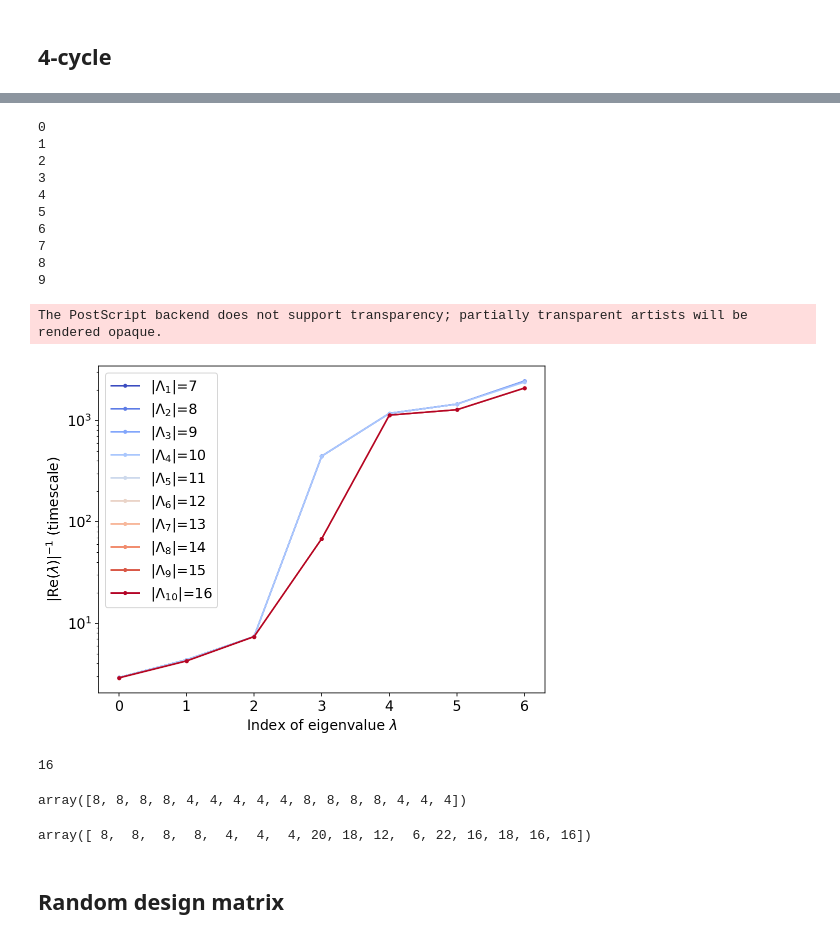
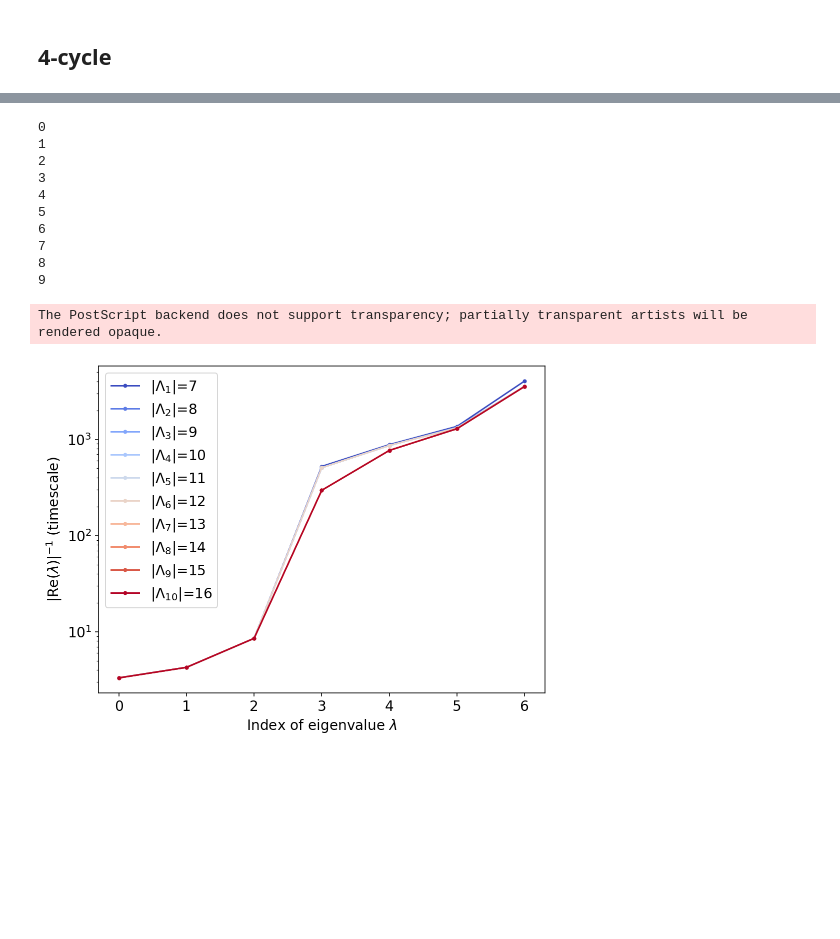
Before and after one commit to oskarhenriksson/estimating-birch-points-with-networks, a Jupyter notebook: experiments.ipynb, the cells around one changed output, grey strips where cells are left out. Saved outputs shown, nothing was run; the diff lists cells and outputs as text; code cells hidden in the pictures; blank space fills up the shorter version.

```diff
--- a/experiments.ipynb
+++ b/experiments.ipynb
@@ -63,9 +92,4 @@ np.savetxt('A.txt', A, delimiter=',', fmt='%d')
 # %%
 # Markov basis (sorted so that the first columns form a full-rank matrix)
-Lambda_mb = independence_model_markov_basis(a, b)
-Q, R, pivot_columns = scipy.linalg.qr(Lambda_mb, mode='economic', pivoting=True)
-Lambda_mb = Lambda_mb[:, pivot_columns]
-
-u = np.random.randint(10, 50, size=(1, Lambda_mb.shape[0]))
-np.savetxt('u.txt', u, delimiter=',', fmt='%.5f')
+Lambda_mb = reorder_to_full_rank_block_first(independence_model_markov_basis(a, b))
 # %%
@@ -199,10 +227,12 @@ Lambda_mb = np.array([[0, 0, 0, 0, 0, 0, -1, 1, 0, 0, 0, 0, 0, 0, 1, -1],
                      [0, 0, 0, 0, 1, -1, -1, 1, -1, 1, 1, -1, 0, 0, 0,
                       0]]).transpose()
 
-Q, R, pivot_columns = scipy.linalg.qr(Lambda_mb, mode='economic', pivoting=True)
-Lambda_mb = Lambda_mb[:, pivot_columns]
+Lambda_mb = reorder_to_full_rank_block_first(Lambda_mb)
 
 u = np.random.randint(10, 50, size=(1, Lambda_mb.shape[0]))
+u = u/sum(u)
+
+MLE = IPS(A, u, err_tol=err_tol)
 # %%
 model_str = f'4_cycle'
 
@@ -213,33 +243,36 @@ os.chdir(model_str)
 np.savetxt('A.txt', A, delimiter=',', fmt='%d')
 np.savetxt('u.txt', u, delimiter=',', fmt='%.5f')
 # %%
-number_of_m_values = 10
-m_values = np.rint(
+number_of_cardinalities = 10
+cardinalities = np.rint(
     np.linspace(te.rank(Lambda_mb), Lambda_mb.shape[1],
-                number_of_m_values)).astype(int)
-colors = cm.coolwarm(np.linspace(0, 1, len(m_values)))
+                number_of_cardinalities)).astype(int)
+colors = cm.coolwarm(np.linspace(0, 1, len(cardinalities)))
 # %%
 dir_name = f'towards_markov_basis'
 os.makedirs(dir_name, exist_ok=True)
 
 new_plot()
 
-for i, m in enumerate(m_values):
+T = np.zeros( (np.size(cardinalities), te.rank(Lambda_mb)) )
+
+for i, m in enumerate(cardinalities):
     print(i)
     np.savetxt(dir_name + f'/Lambda{i+1}.txt',
                Lambda_mb[:, 0:m],
                delimiter=',',
                fmt='%d')
-    T = timescales(Lambda_mb[:, 0:m], u)
+    T[i,:] = timescales(Lambda_mb[:, 0:m], MLE)
     np.savetxt(dir_name + f'/timescales_for_Lambda{i+1}.txt',
-               T,
+               T[i,:],
                delimiter=',',
                fmt='%.5f')
-    timescale_plot(T, label=f'|Λ$_{{{i+1}}}$|={m}', color=colors[i])
+    timescale_plot(T[i,:], label=f'|Λ$_{{{i+1}}}$|={m}', color=colors[i])
 
 plt.legend()
 plt.savefig(dir_name + "/4-cycle_model_increasing_lambda.eps", format='eps')
 plt.savefig(dir_name + "/4-cycle_model_increasing_lambda.pdf", format='pdf')
+
 plt.show()
 # %% [output]
 0
@@ -267,49 +300,40 @@ Lambda_spanning_set = np.dot(Lambda_mb[:, 0:te.rank(Lambda_mb)], extension_matri
 
 new_plot()
 
-for i, m in enumerate(m_values):
+T = np.zeros( (np.size(cardinalities), te.rank(Lambda_mb)) )
+
+
+for i, m in enumerate(cardinalities):
     print(i)
     np.savetxt(dir_name + f'/Lambda{i+1}.txt',
                Lambda_spanning_set[:, 0:m],
                delimiter=',',
                fmt='%d')
-    T = timescales(Lambda_spanning_set[:, 0:m], u)
+    T[i,:] = timescales(Lambda_spanning_set[:, 0:m], MLE)
     np.savetxt(dir_name + f'/timescales_for_Lambda{i+1}.txt',
-               T,
+               T[i,:],
                delimiter=',',
                fmt='%.5f')
-    timescale_plot(T, label=f'|Λ$_{{{i+1}}}$|={m}', color=colors[i])
+    timescale_plot(T[i,:], label=f'|Λ$_{{{i+1}}}$|={m}', color=colors[i])
 
 plt.legend()
 
 plt.savefig(dir_name + "/4-cycle_increaasing_lambda_to_random_spanning.eps",
             format='eps')
 plt.savefig(dir_name + "/4-cycle_increasing_lambda_to_random_spanning.pdf",
             format='pdf')
+
+plt.show()
 # %% [output]
 0
 1
 2
 3
 4
 5
 6
 7
 8
 9
 The PostScript backend does not support transparency; partially transparent artists will be rendered opaque.
-[figure, old version]
+[figure, new version]
-# %%
-Lambda_mb.shape[1]
-# %% [output]
-16
-# %%
-np.sum(abs(Lambda_mb), axis=0)
-# %% [output]
-array([8, 8, 8, 8, 4, 4, 4, 4, 4, 8, 8, 8, 8, 4, 4, 4])
-# %%
-np.sum(abs(Lambda_spanning_set), axis=0)
-# %% [output]
-array([ 8,  8,  8,  8,  4,  4,  4, 20, 18, 12,  6, 22, 16, 18, 16, 16])
-# %% [markdown]
-## Random design matrix
```
Also changed, not shown: parts of 25 cells of this notebook.
